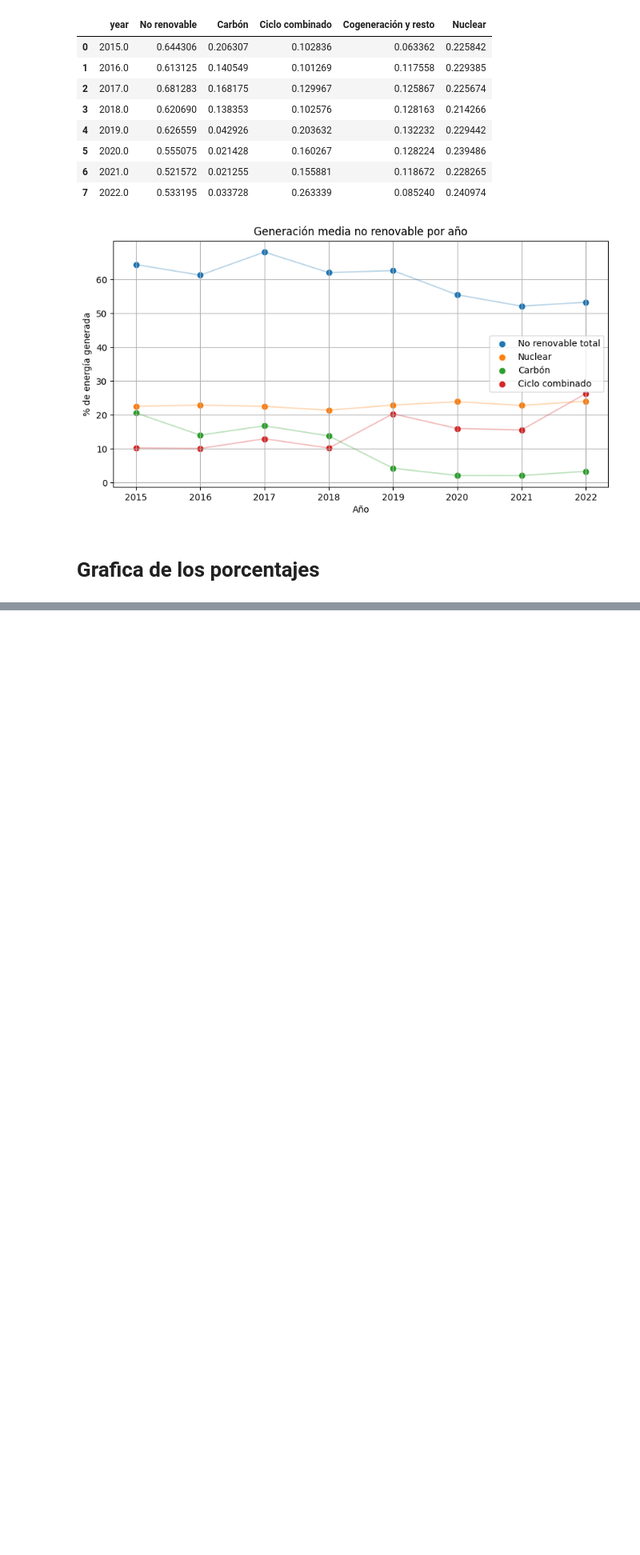
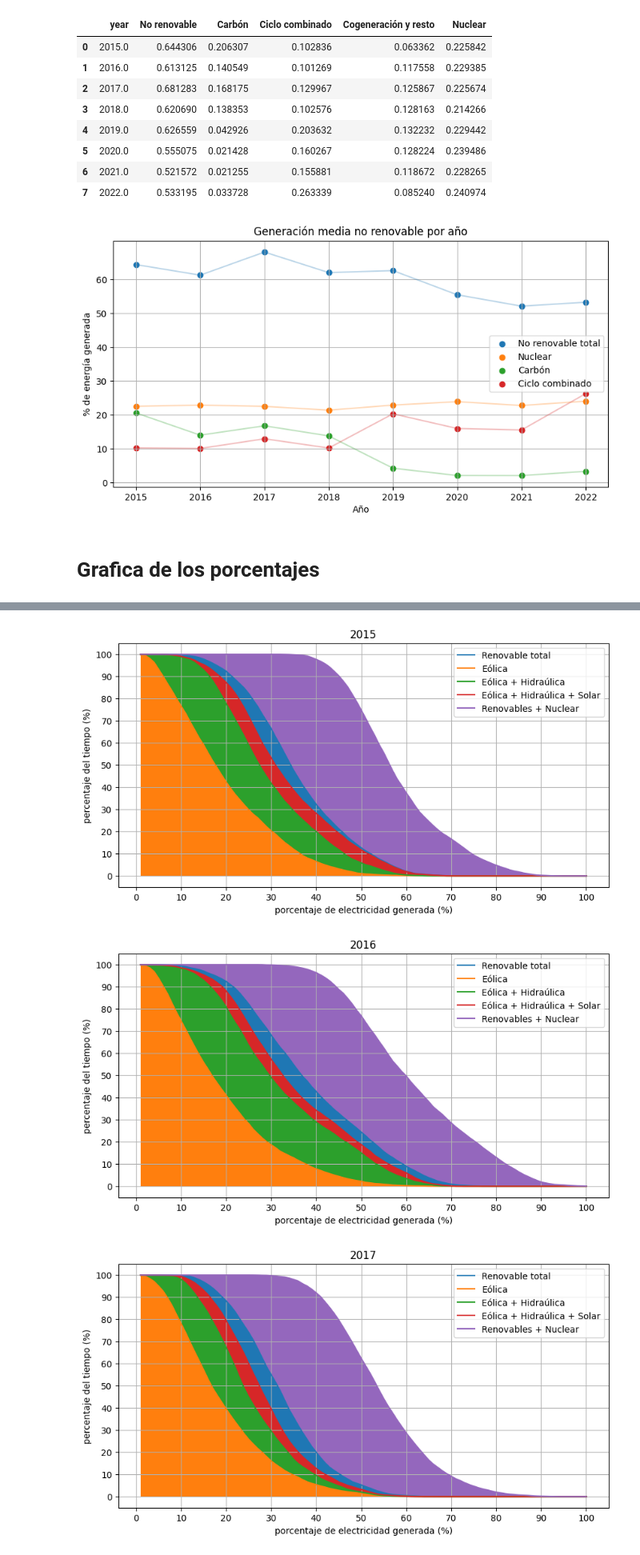
Before and after one commit to JorgeAvilaG/spanish-electricity-network-eda, a Jupyter notebook: process_data.ipynb, the cells around one changed output, grey strips where cells are left out. Shown at 80% size. Saved outputs shown, nothing was run; the diff lists cells and outputs as text; code cells hidden in the pictures; blank space fills up the shorter version.

Commit message:
new graph with the temporal evolution

```diff
--- a/process_data.ipynb
+++ b/process_data.ipynb
@@ -287,18 +287,61 @@ df.head()
 # %%
 # datos para la grafica
 
-energy = []
-time = []
-time_eolica = []
-time_pv = []
-time_hidr = []
-time_nuclear = []
-len_df = len(df)
+for year in df['year'].unique():
+    temp_df = df[df['year'] == year]
 
-for i in range(0,101):
-    energy.append(i)
-    time.append(sum(df['Renovable'] > i/100)*100/len_df)
-    time_eolica.append(sum(df['Eólica'] > i/100)*100/len_df)
-    time_hidr.append(sum(df['Hidráulica'] > i/100)*100/len_df)
-    time_pv.append(sum(df['solar'] > i/100)*100/len_df)
-    time_nuclear.append(sum(df['otros'] > i/100)*100/len_df)
+    energy = []
+    time_renov = []
+    time_eolica = []
+    time_pv = []
+    time_hidr = []
+    time_otro_rev = []
+    time_eolica_hidr = []
+    time_eolica_hidr_solar = []
+    time_renov_nuclear = []
+    len_df = len(temp_df)
+
+    for i in range(1,101):
+        energy.append(i)
+        time_renov.append(sum(temp_df['Renovable'] > i/100)*100/len_df)
+        time_eolica.append(sum(temp_df['Eólica'] > i/100)*100/len_df)
+        time_hidr.append(sum(temp_df['Hidráulica'] > i/100)*100/len_df)
+        time_eolica_hidr.append(sum(temp_df['Eólica']+temp_df['Hidráulica'] > i/100)*100/len_df)
+        time_pv.append(sum(temp_df['solar'] > i/100)*100/len_df)
+        time_eolica_hidr_solar.append(sum(temp_df['Eólica']+temp_df['Hidráulica']+temp_df['solar'] > i/100)*100/len_df)
+        time_otro_rev.append(sum(temp_df['otros'] > i/100)*100/len_df)
+        time_renov_nuclear.append(sum(temp_df['Renovable']+temp_df['Nuclear'] > i/100)*100/len_df)
+
+
+    fig, ax = plt.subplots(figsize=(10, 5))
+    ax.plot(energy,time_renov, label='Renovable total')
+    ax.fill_between(energy,time_renov,time_eolica_hidr_solar)
+    ax.plot(energy,time_eolica, label='Eólica' )
+    ax.fill_between(energy,time_eolica)
+    #ax.plot(energy,time_hidr, label='Hidraúlica' )
+    ax.plot(energy,time_eolica_hidr, label='Eólica + Hidraúlica' )
+    ax.fill_between(energy,time_eolica_hidr,time_eolica)
+    #ax.plot(energy,time_pv, label='Solar fotovoltaica')
+    ax.plot(energy,time_eolica_hidr_solar, label='Eólica + Hidraúlica + Solar' )
+    ax.fill_between(energy,time_eolica_hidr_solar,time_eolica_hidr)
+    #ax.plot(energy,time_otro_rev, label='Otras fuentes renovables')
+    ax.plot(energy,time_renov_nuclear, label='Renovables + Nuclear')
+    ax.fill_between(energy,time_renov_nuclear,time_renov)
+
+
+
+    ax.set_xticks(range(0,110,10))
+    ax.set_yticks(range(0,110,10))
+
+    ax.grid(True)
+    ax.legend(loc='best')
+
+    ax.set_title(f'{year}')
+    ax.set_xlabel('porcentaje de electricidad generada (%)')
+    ax.set_ylabel('percentaje del tiempo (%)')
+    #plt.savefig('figures/nonren_year_avg.png')
+    plt.show()
+# %% [output]
+[figure, added]
+[figure, added]
+[figure, added]
```
Also changed, not shown: parts of 3 cells of this notebook.
